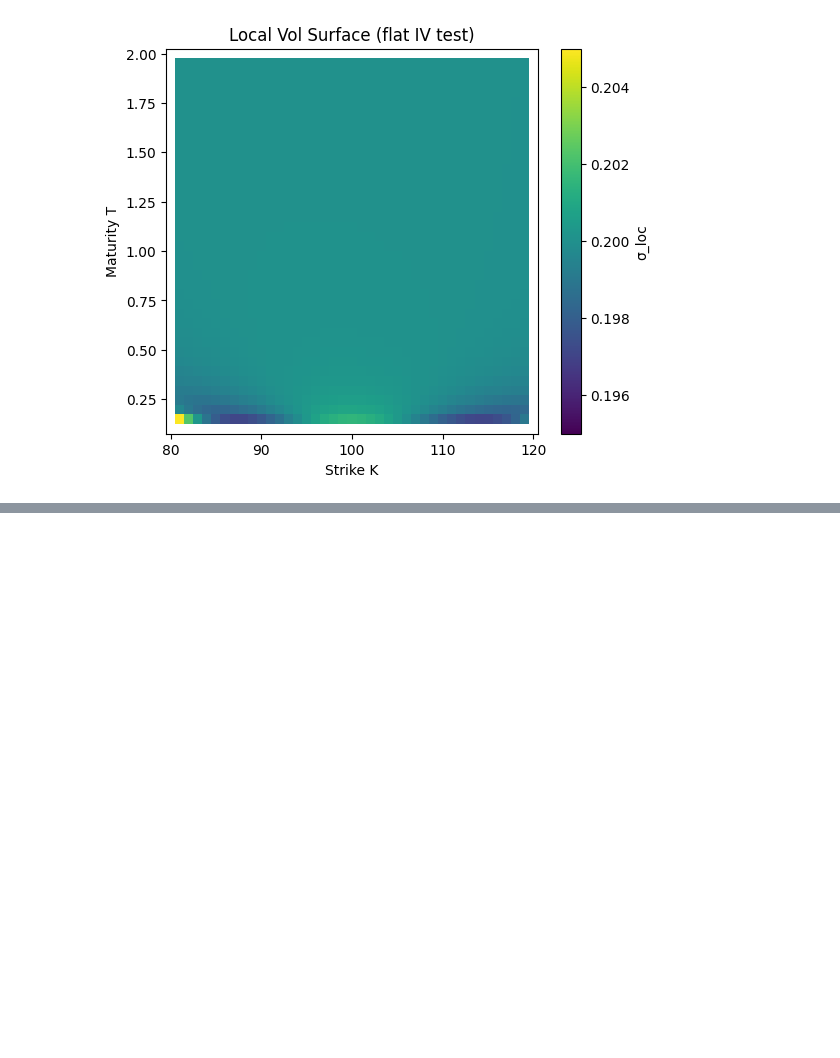
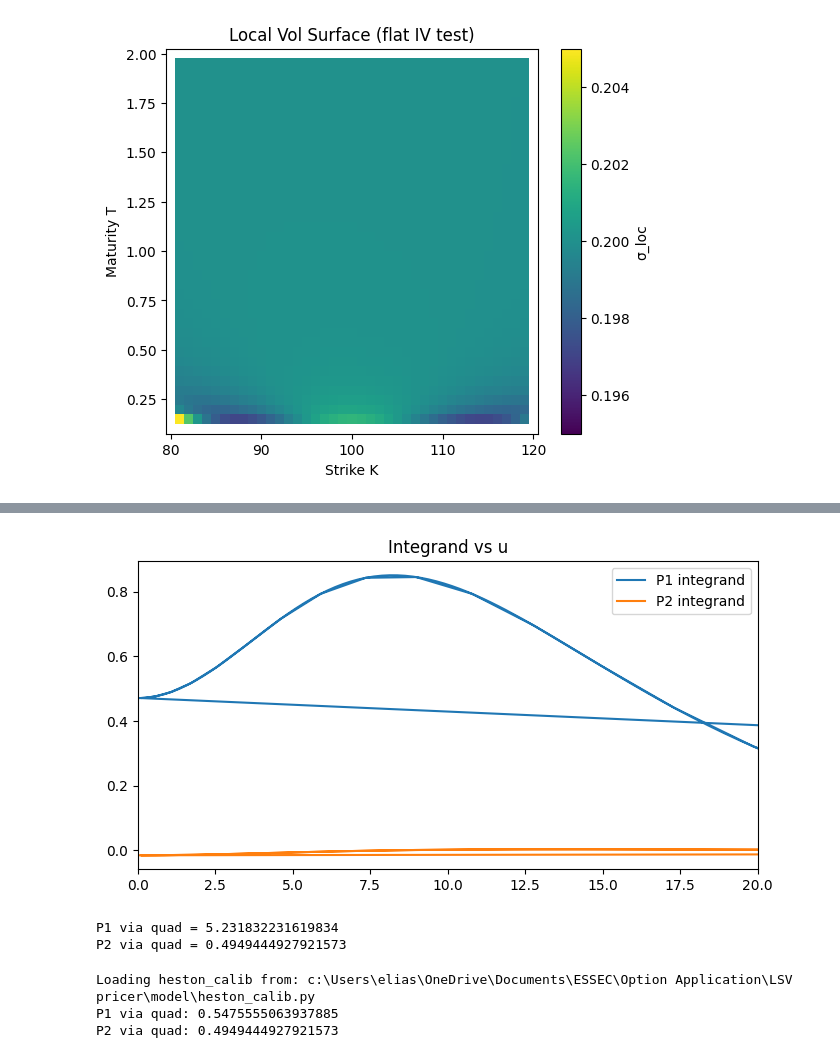
Before and after one commit to FallenElias/LSV-PRICER, a Jupyter notebook: testing.ipynb, the cells around one changed output, grey strips where cells are left out. Saved outputs shown, nothing was run; the diff lists cells and outputs as text; code cells hidden in the pictures; blank space fills up the shorter version.

```diff
--- a/testing.ipynb
+++ b/testing.ipynb
@@ -380,0 +205,79 @@ KeyboardInterrupt:
+# %%
+import matplotlib.pyplot as plt
+from model.heston_calib import heston_price, _GL_x, _GL_w
+
+# re-define the integrand from inside heston_price
+def integrand(u, j):
+    from model.heston_calib import _heston_cf_numba
+    lnK  = np.log(100)
+    lnS0 = np.log(100)
+    shift = 1j*(2-j)
+    uc = np.complex128(u) - shift
+    cf = _heston_cf_numba(uc, lnS0, 0.5, 0.01, 0.02,
+                          2.0, 0.04, 0.5, -0.3, 0.04)
+    return np.real(np.exp(-1j*u*lnK) * cf / (1j*u))
+
+# sample on Gauss-Laguerre nodes + more
+u_grid = np.concatenate([_GL_x, np.linspace(0.1,50,200)])
+y1 = [integrand(u,1) for u in u_grid]
+y2 = [integrand(u,2) for u in u_grid]
+
+plt.figure(figsize=(8,4))
+plt.plot(u_grid, y1, label="P1 integrand")
+plt.plot(u_grid, y2, label="P2 integrand")
+plt.xlim(0,20)
+plt.legend()
+plt.title("Integrand vs u")
+plt.show()
+# %% [output]
+[figure, added]
+# %%
+from scipy.integrate import quad
+
+def quad_P(j):
+    f = lambda u: integrand(u, j)
+    I, _ = quad(f, 0.0, np.inf, limit=100)
+    return 0.5 + I/np.pi
+
+print("P1 via quad =", quad_P(1))
+print("P2 via quad =", quad_P(2))
+# %% [output]
+P1 via quad = 5.231832231619834
+P2 via quad = 0.4949444927921573
+# %%
+import numpy as np
+from scipy.integrate import quad
+from model.heston_calib import _heston_cf_numba
+
+# parameters
+lnK  = np.log(100)
+lnS0 = np.log(100)
+T, r, q = 0.5, 0.01, 0.02
+p = {"kappa":2.0, "theta":0.04, "xi":0.5, "rho":-0.3, "v0":0.04}
+
+# φ(-i) for P1 normalization
+phi_minus_i = _heston_cf_numba(-1j, lnS0, T, r, q,
+                               p["kappa"], p["theta"],
+                               p["xi"], p["rho"], p["v0"])
+
+def quad_P(j):
+    def integrand(u):
+        # shift for P1 vs P2
+        shift = 1j*(2-j)
+        cf = _heston_cf_numba(u - shift, lnS0, T, r, q,
+                              p["kappa"], p["theta"],
+                              p["xi"], p["rho"], p["v0"])
+        if j == 1:
+            cf = cf / phi_minus_i
+        num = np.exp(-1j*u*lnK) * cf
+        return (num / (1j*u)).real
+
+    I, _ = quad(integrand, 0.0, np.inf, limit=100)
+    return 0.5 + I/np.pi
+
+print("P1 via quad:", quad_P(1))
+print("P2 via quad:", quad_P(2))
+# %% [output]
+Loading heston_calib from: c:\Users\elias\OneDrive\Documents\ESSEC\Option Application\LSV pricer\model\heston_calib.py
+P1 via quad: 0.5475555063937885
+P2 via quad: 0.4949444927921573
```
Also changed, not shown: parts of 28 cells of this notebook, 3 other files.
